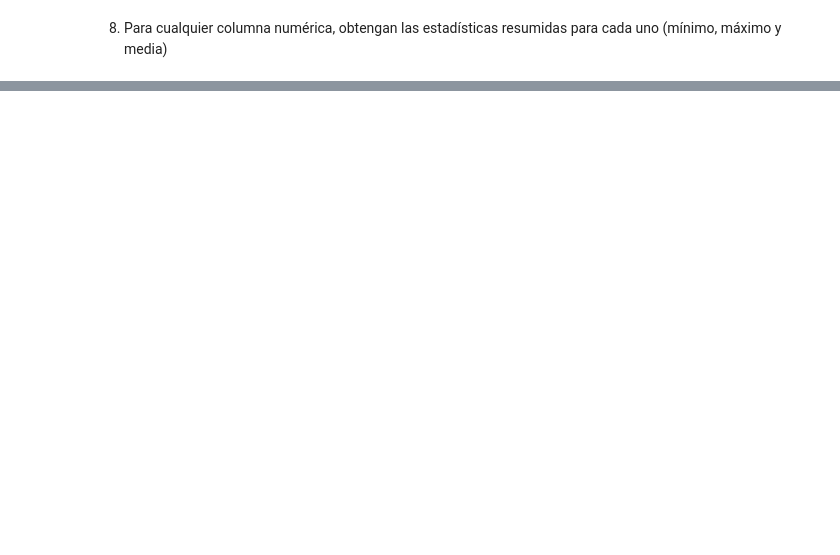
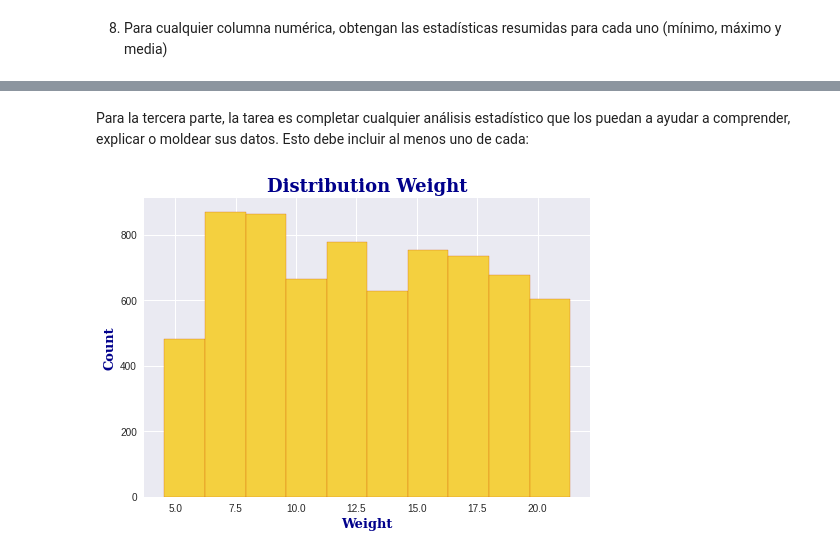
Before and after one commit to Angelica2929/sales_prediction, a Jupyter notebook: Prediccion_Ventas.ipynb, the cells around one changed output, grey strips where cells are left out. Saved outputs shown, nothing was run; the diff lists cells and outputs as text; code cells hidden in the pictures; blank space fills up the shorter version.

```diff
--- a/Prediccion_Ventas.ipynb
+++ b/Prediccion_Ventas.ipynb
@@ -175,20 +177,3 @@ Item_Outlet_Sales            0
 dtype: int64
 # %% [markdown]
 7) Encuentren y arreglen alguna categoría inconsistente de datos (example: fix cat, Cat, and cats so that they are consistent)
-# %%
-#Se cambia el nombre de la categoria Outlet_location_type a Outlet_location como se muestra a continuacion.
-
-df.columns = ['	Item_Identifier',
-              'Item_Weight',
-              '	Item_Fat_Content',
-              'Item_Visibility',
-              'Item_Type',
-              'Item_MRP	',
-              '	Outlet_Identifier',
-              'Outlet_Establishment_Year',
-              '	Outlet_Size',
-              'Outlet_Location',
-              'Outlet_Type',
-              'Item_Outlet_Sales',
-              ]
-df.head()
@@ -201,0 +190,6 @@ df.head()
+# %%
+#Se corrigen los errores en categorias, quedando finalmente solo 2 asi:
+df['Item_Fat_Content'] = df['Item_Fat_Content'].replace('LF', 'Low Fat')
+df['Item_Fat_Content'] = df['Item_Fat_Content'].replace('low fat', 'Low Fat')
+df['Item_Fat_Content'] = df['Item_Fat_Content'].replace('reg', 'Regular')
+df['Item_Fat_Content'].value_counts()
@@ -215,0 +215,23 @@ Name: Item_Weight, dtype: float64
+# %% [markdown]
+Para la tercera parte, la tarea es completar cualquier análisis estadístico que los puedan a ayudar a comprender, explicar o moldear sus datos. Esto debe incluir al menos uno de cada:
+# %%
+#Histograma para ver las distribuciones de diversas características en el conjunto de datos.
+#El siguiente histograma nos muestra que hay mayor numero de datos en el intervalo de 6-9 de peso, y menor frecuencia
+# para el primer intervalode 5 a 6.
+plt.style.use('seaborn')
+df['Item_Weight'].hist(edgecolor='#D35400', color='#F4D03F')
+plt.ylabel("Count", fontdict={'family': 'serif',
+                    'color' : 'darkblue',
+                    'weight': 'bold',
+                    'size': 13})
+plt.xlabel("Weight",fontdict={'family': 'serif',
+                    'color' : 'darkblue',
+                    'weight': 'bold',
+                    'size': 13})
+plt.title('Distribution Weight', fontdict={'family': 'serif',
+                    'color' : 'darkblue',
+                    'weight': 'bold',
+                    'size': 18})
+plt.show()
+# %% [output]
+[figure, added]
```
Also changed, not shown: parts of 15 cells of this notebook.
